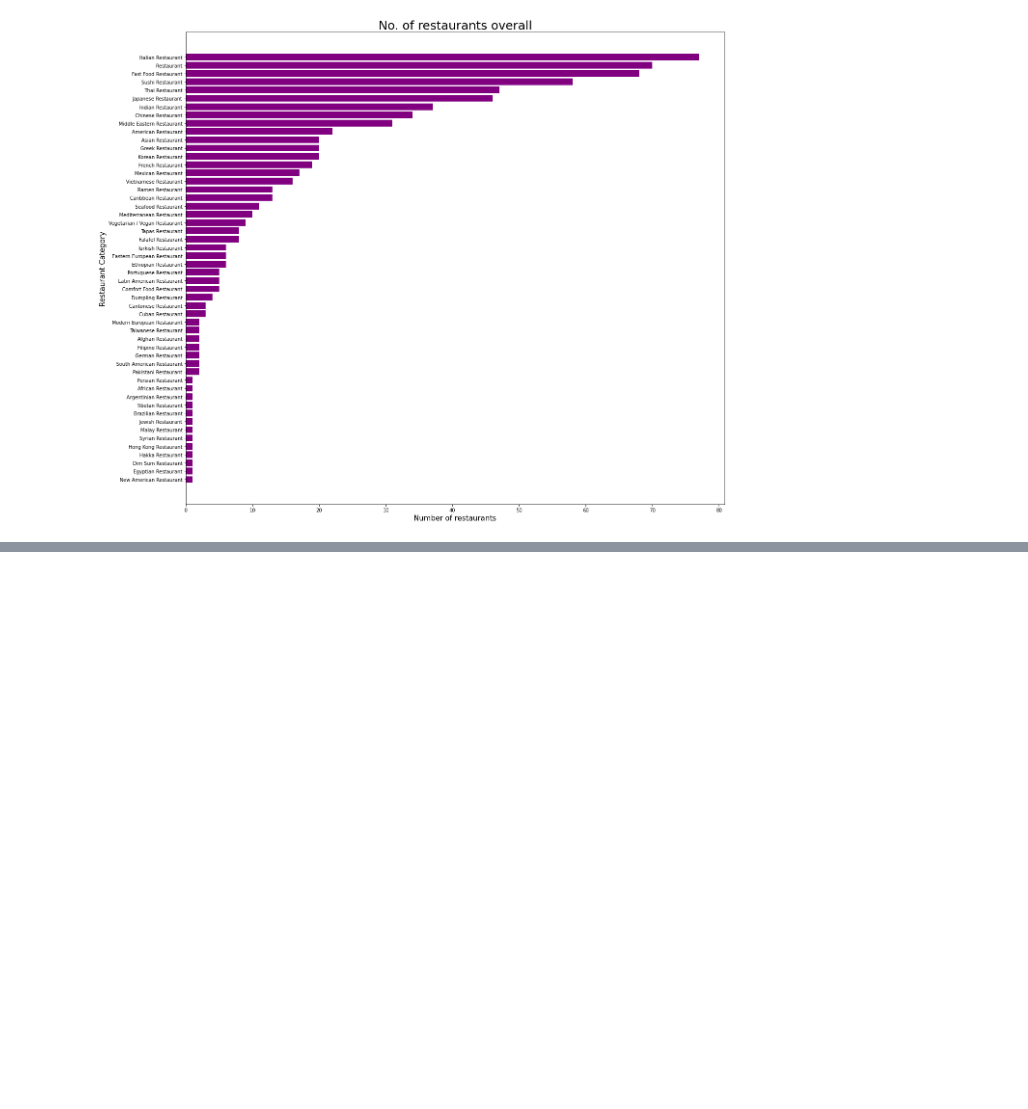
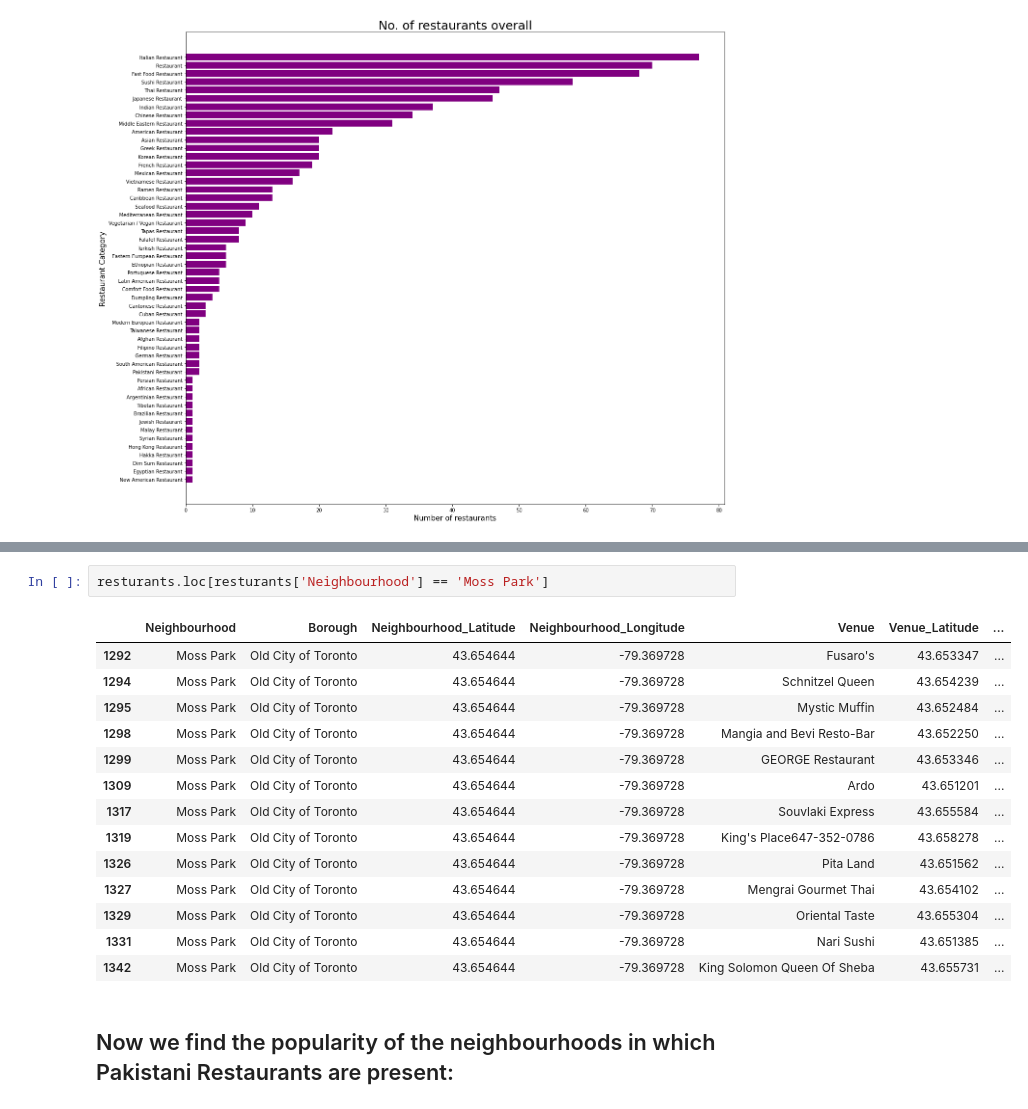
Before and after one commit to Bruno-42/Coursera_Capstone, a Jupyter notebook: Actual_final_project.ipynb, the cells around one changed output, grey strips where cells are left out. Saved outputs shown, nothing was run; the diff lists cells and outputs as text; blank space fills up the shorter version.

```diff
--- a/Actual_final_project.ipynb
+++ b/Actual_final_project.ipynb
@@ -493,0 +472,19 @@ This shows us that there are 77 neighbourhoods (nearly half of 140) where Italia
+# %%
+resturants.loc[resturants['Neighbourhood'] == 'Moss Park']
+# %% [output]
+|  | Neighbourhood | Borough | Neighbourhood_Latitude | Neighbourhood_Longitude | Venue | Venue_Latitude | ... |
+| 1292 | Moss Park | Old City of Toronto | 43.654644 | -79.369728 | Fusaro's | 43.653347 | ... |
+| 1294 | Moss Park | Old City of Toronto | 43.654644 | -79.369728 | Schnitzel Queen | 43.654239 | ... |
+| 1295 | Moss Park | Old City of Toronto | 43.654644 | -79.369728 | Mystic Muffin | 43.652484 | ... |
+| 1298 | Moss Park | Old City of Toronto | 43.654644 | -79.369728 | Mangia and Bevi Resto-Bar | 43.652250 | ... |
+| 1299 | Moss Park | Old City of Toronto | 43.654644 | -79.369728 | GEORGE Restaurant | 43.653346 | ... |
+| 1309 | Moss Park | Old City of Toronto | 43.654644 | -79.369728 | Ardo | 43.651201 | ... |
+| 1317 | Moss Park | Old City of Toronto | 43.654644 | -79.369728 | Souvlaki Express | 43.655584 | ... |
+| 1319 | Moss Park | Old City of Toronto | 43.654644 | -79.369728 | King's Place647-352-0786 | 43.658278 | ... |
+| 1326 | Moss Park | Old City of Toronto | 43.654644 | -79.369728 | Pita Land | 43.651562 | ... |
+| 1327 | Moss Park | Old City of Toronto | 43.654644 | -79.369728 | Mengrai Gourmet Thai | 43.654102 | ... |
+| 1329 | Moss Park | Old City of Toronto | 43.654644 | -79.369728 | Oriental Taste | 43.655304 | ... |
+| 1331 | Moss Park | Old City of Toronto | 43.654644 | -79.369728 | Nari Sushi | 43.651385 | ... |
+| 1342 | Moss Park | Old City of Toronto | 43.654644 | -79.369728 | King Solomon Queen Of Sheba | 43.655731 | ... |
+# %% [markdown]
+## Now we find the popularity of the neighbourhoods in which Pakistani Restaurants are present:
```
Also changed, not shown: parts of 70 cells of this notebook.
